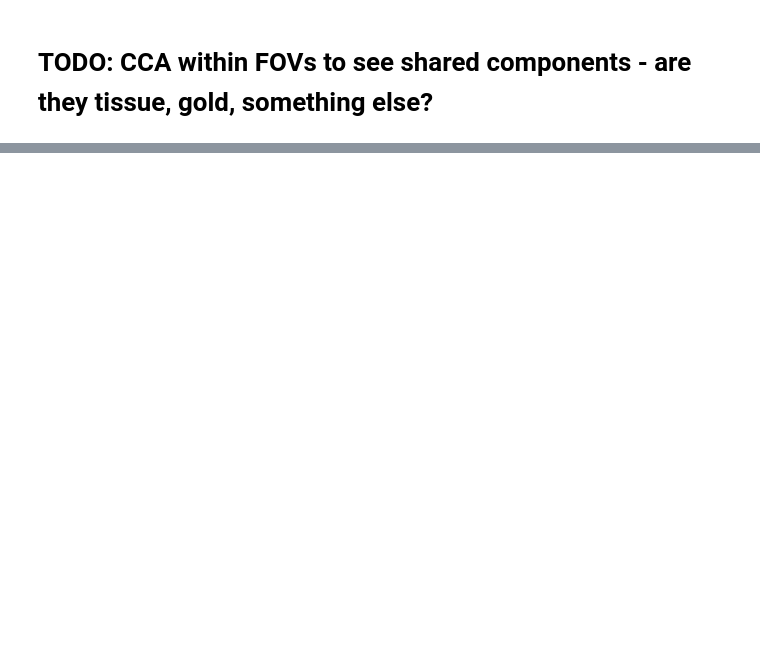
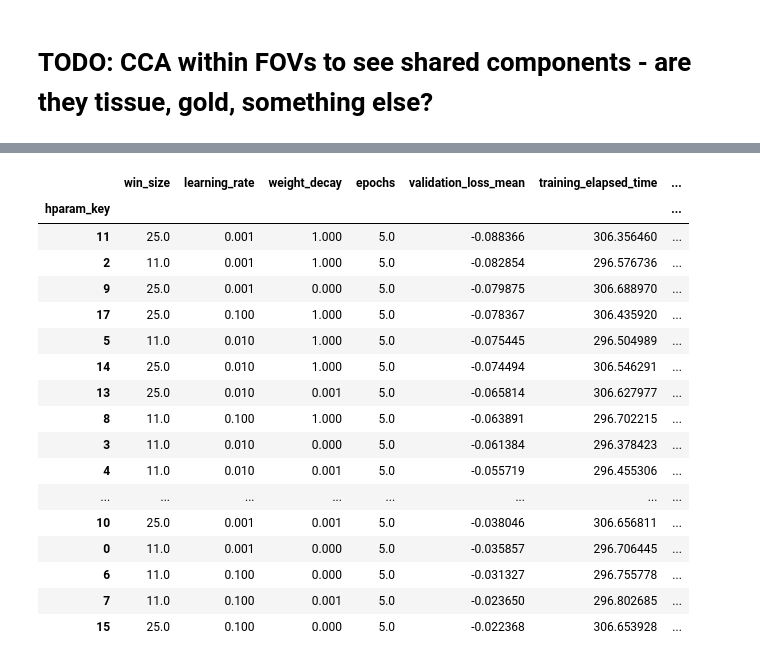
Before and after one commit to ParkerICI/mibi_processing, a Jupyter notebook: notebooks/Convnet for Background Subtraction.ipynb, the cells around one changed output, grey strips where cells are left out. Cells and saved outputs as stored; diff of their text form; code cells hidden in the pictures; blank space fills up the shorter version.

```diff
--- a/notebooks/Convnet for Background Subtraction.ipynb
+++ b/notebooks/Convnet for Background Subtraction.ipynb
@@ -233,0 +93,6 @@ plt.plot(losses, 'ko-')
+# %%
+data_dir = '/Users/mschachter/data/bgsub'
+all_dicts = list()
+for fname in glob.glob(os.path.join(data_dir, 'hyperparam*.json')):
+    with open(fname, 'r') as f:
+        all_dicts.append(json.load(f))
@@ -233,0 +117,13 @@ plt.plot(losses, 'ko-')
+# %%
+data = {'win_size':list(), 'learning_rate':list(), 'weight_decay':list(), 'epochs':list(),
+        'validation_loss_mean':list(), 'training_elapsed_time':list(), 'hparam_key':list(), 'run':list()}
+for d in all_dicts:
+    for k in ['win_size', 'learning_rate', 'weight_decay', 'epochs', 'validation_loss_mean',
+              'training_elapsed_time']:
+        data[k].append(d[k])
+    mdesc = d['model_desc']
+    x = mdesc.split('_')
+    data['hparam_key'].append(int(x[-2]))
+    data['run'].append(int(x[-1]))
+
+df = pd.DataFrame(data)
@@ -233,0 +139,22 @@ plt.plot(losses, 'ko-')
+# %%
+df_agg = df.groupby('hparam_key').aggregate(np.mean)
+df_agg.sort_values('validation_loss_mean')
+# %% [output]
+|  | win_size | learning_rate | weight_decay | epochs | validation_loss_mean | training_elapsed_time | ... |
+| hparam_key |  |  |  |  |  |  | ... |
+| 11 | 25.0 | 0.001 | 1.000 | 5.0 | -0.088366 | 306.356460 | ... |
+| 2 | 11.0 | 0.001 | 1.000 | 5.0 | -0.082854 | 296.576736 | ... |
+| 9 | 25.0 | 0.001 | 0.000 | 5.0 | -0.079875 | 306.688970 | ... |
+| 17 | 25.0 | 0.100 | 1.000 | 5.0 | -0.078367 | 306.435920 | ... |
+| 5 | 11.0 | 0.010 | 1.000 | 5.0 | -0.075445 | 296.504989 | ... |
+| 14 | 25.0 | 0.010 | 1.000 | 5.0 | -0.074494 | 306.546291 | ... |
+| 13 | 25.0 | 0.010 | 0.001 | 5.0 | -0.065814 | 306.627977 | ... |
+| 8 | 11.0 | 0.100 | 1.000 | 5.0 | -0.063891 | 296.702215 | ... |
+| 3 | 11.0 | 0.010 | 0.000 | 5.0 | -0.061384 | 296.378423 | ... |
+| 4 | 11.0 | 0.010 | 0.001 | 5.0 | -0.055719 | 296.455306 | ... |
+| ... | ... | ... | ... | ... | ... | ... | ... |
+| 10 | 25.0 | 0.001 | 0.001 | 5.0 | -0.038046 | 306.656811 | ... |
+| 0 | 11.0 | 0.001 | 0.000 | 5.0 | -0.035857 | 296.706445 | ... |
+| 6 | 11.0 | 0.100 | 0.000 | 5.0 | -0.031327 | 296.755778 | ... |
+| 7 | 11.0 | 0.100 | 0.001 | 5.0 | -0.023650 | 296.802685 | ... |
+| 15 | 25.0 | 0.100 | 0.000 | 5.0 | -0.022368 | 306.653928 | ... |
```
Also changed, not shown: parts of 18 cells of this notebook, 6 other files.
